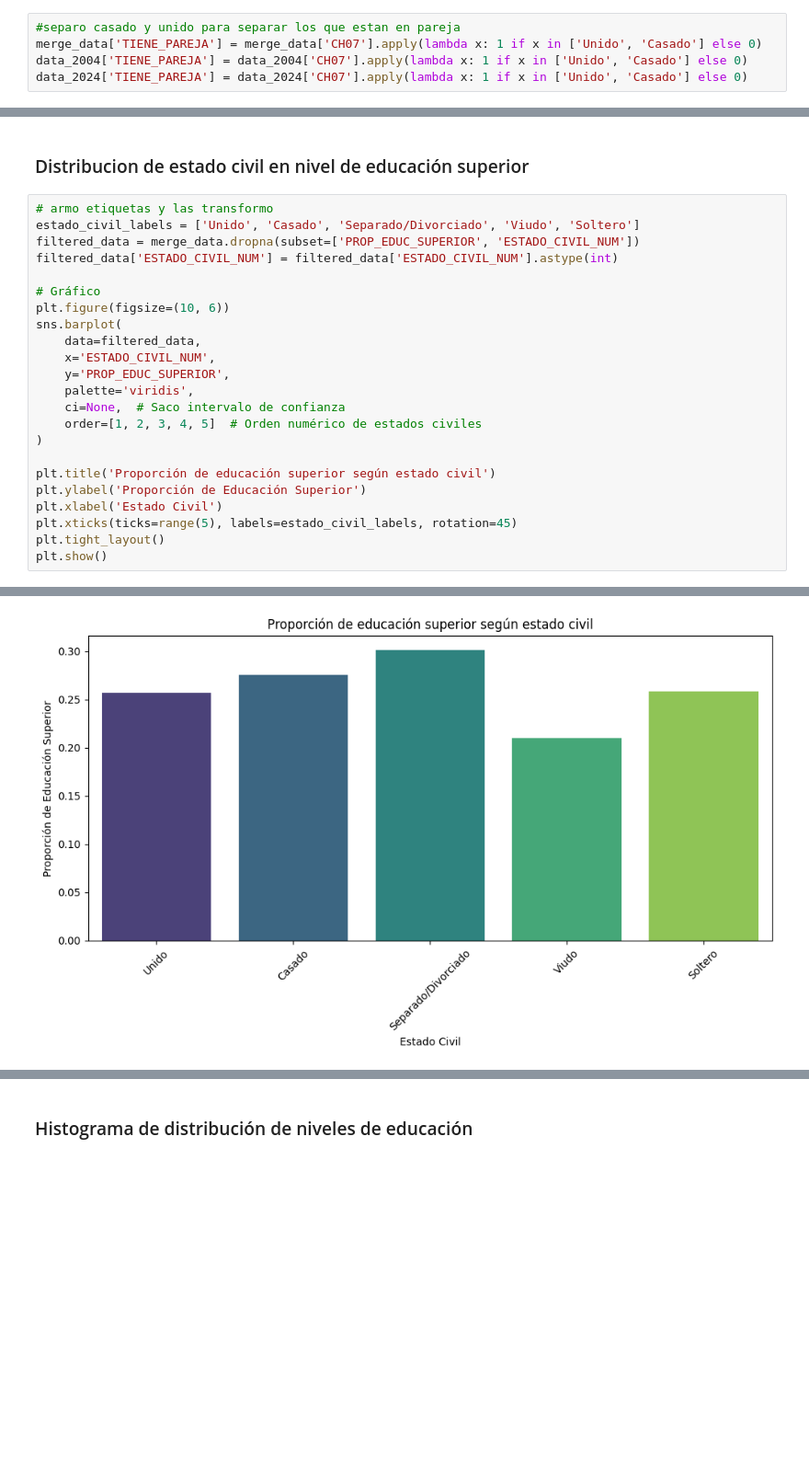
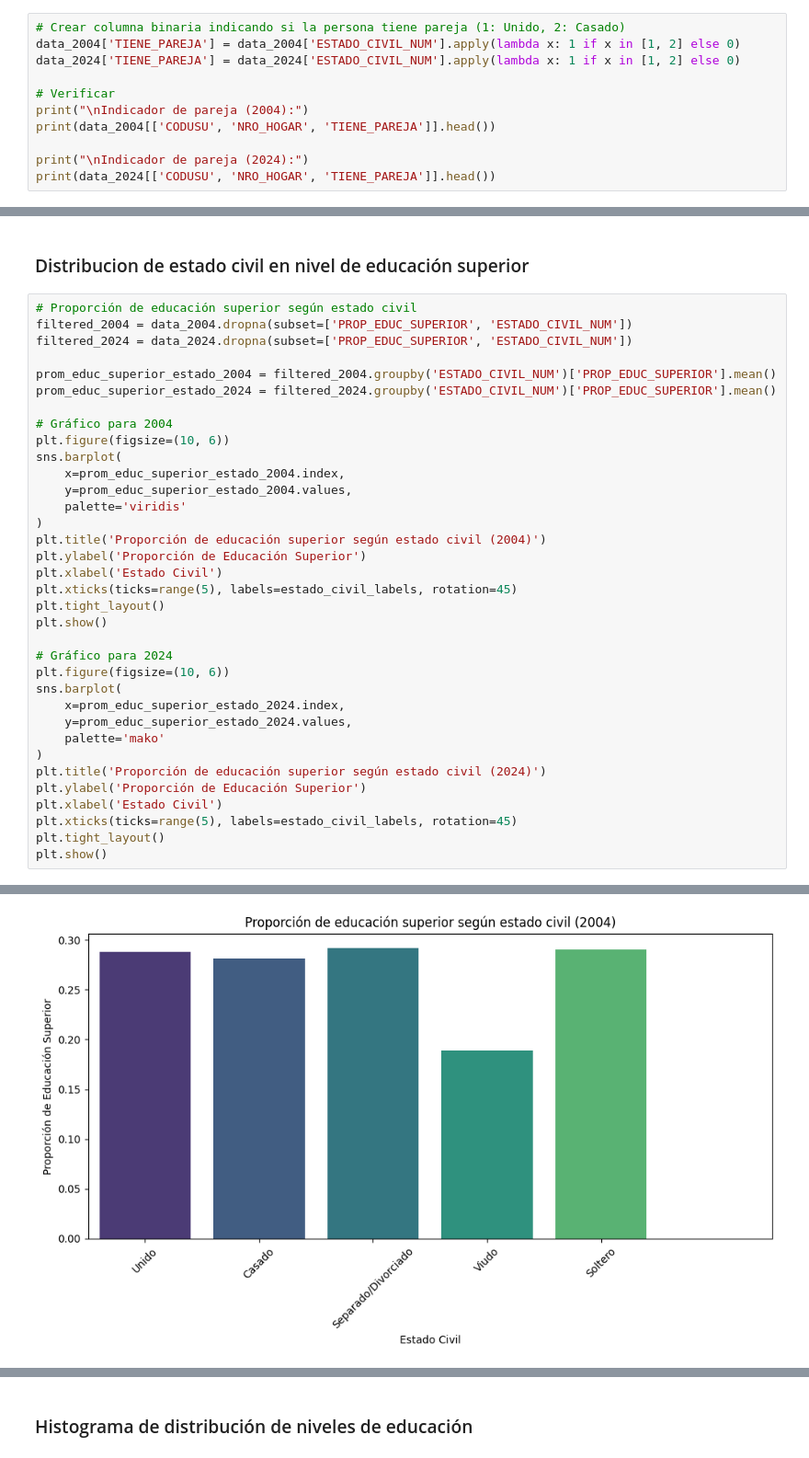
Before and after one commit to fstrejilevich/CC408-T2-5, a Jupyter notebook: TP4/TP4Cs.ipynb, the cells around one changed output, grey strips where cells are left out. Shown: that part at 92% size. Cells and saved outputs as stored; diff of their text form; blank space fills up the shorter version.

```diff
--- a/TP4/TP4Cs.ipynb
+++ b/TP4/TP4Cs.ipynb
@@ -501,8 +448,14 @@ data_2024['ESTADO_CIVIL_NUM'] = data_2024['CH07'].replace(estado_civil)
 ### Variable 5- Tiene pareja (Casado o Unido)
 # %% [markdown]
 ###### Pasa algo similar al anteiror pueden pensarse como una, pero pasarla a numerica permite ver muchos analisis en el punto 5
-# %%
-#separo casado y unido para separar los que estan en pareja
-merge_data['TIENE_PAREJA'] = merge_data['CH07'].apply(lambda x: 1 if x in ['Unido', 'Casado'] else 0)
-data_2004['TIENE_PAREJA'] = data_2004['CH07'].apply(lambda x: 1 if x in ['Unido', 'Casado'] else 0)
-data_2024['TIENE_PAREJA'] = data_2024['CH07'].apply(lambda x: 1 if x in ['Unido', 'Casado'] else 0)
+# %%
+# Crear columna binaria indicando si la persona tiene pareja (1: Unido, 2: Casado)
+data_2004['TIENE_PAREJA'] = data_2004['ESTADO_CIVIL_NUM'].apply(lambda x: 1 if x in [1, 2] else 0)
+data_2024['TIENE_PAREJA'] = data_2024['ESTADO_CIVIL_NUM'].apply(lambda x: 1 if x in [1, 2] else 0)
+
+# Verificar
+print("\nIndicador de pareja (2004):")
+print(data_2004[['CODUSU', 'NRO_HOGAR', 'TIENE_PAREJA']].head())
+
+print("\nIndicador de pareja (2024):")
+print(data_2024[['CODUSU', 'NRO_HOGAR', 'TIENE_PAREJA']].head())
@@ -604,26 +630,38 @@ Passing `palette` without assigning `hue` is deprecated and will be removed in v
 # %% [markdown]
 ### Distribucion de estado civil en nivel de educación superior
 # %%
-# armo etiquetas y las transformo
-estado_civil_labels = ['Unido', 'Casado', 'Separado/Divorciado', 'Viudo', 'Soltero']
-filtered_data = merge_data.dropna(subset=['PROP_EDUC_SUPERIOR', 'ESTADO_CIVIL_NUM'])
-filtered_data['ESTADO_CIVIL_NUM'] = filtered_data['ESTADO_CIVIL_NUM'].astype(int)
+# Proporción de educación superior según estado civil
+filtered_2004 = data_2004.dropna(subset=['PROP_EDUC_SUPERIOR', 'ESTADO_CIVIL_NUM'])
+filtered_2024 = data_2024.dropna(subset=['PROP_EDUC_SUPERIOR', 'ESTADO_CIVIL_NUM'])
 
-# Gráfico
+prom_educ_superior_estado_2004 = filtered_2004.groupby('ESTADO_CIVIL_NUM')['PROP_EDUC_SUPERIOR'].mean()
+prom_educ_superior_estado_2024 = filtered_2024.groupby('ESTADO_CIVIL_NUM')['PROP_EDUC_SUPERIOR'].mean()
+
+# Gráfico para 2004
 plt.figure(figsize=(10, 6))
 sns.barplot(
-    data=filtered_data,
-    x='ESTADO_CIVIL_NUM',
-    y='PROP_EDUC_SUPERIOR',
-    palette='viridis',
-    ci=None,  # Saco intervalo de confianza
-    order=[1, 2, 3, 4, 5]  # Orden numérico de estados civiles
+    x=prom_educ_superior_estado_2004.index,
+    y=prom_educ_superior_estado_2004.values,
+    palette='viridis'
 )
-
-plt.title('Proporción de educación superior según estado civil')
+plt.title('Proporción de educación superior según estado civil (2004)')
 plt.ylabel('Proporción de Educación Superior')
 plt.xlabel('Estado Civil')
 plt.xticks(ticks=range(5), labels=estado_civil_labels, rotation=45)
 plt.tight_layout()
 plt.show()
+
+# Gráfico para 2024
+plt.figure(figsize=(10, 6))
+sns.barplot(
+    x=prom_educ_superior_estado_2024.index,
+    y=prom_educ_superior_estado_2024.values,
+    palette='mako'
+)
+plt.title('Proporción de educación superior según estado civil (2024)')
+plt.ylabel('Proporción de Educación Superior')
+plt.xlabel('Estado Civil')
+plt.xticks(ticks=range(5), labels=estado_civil_labels, rotation=45)
+plt.tight_layout()
+plt.show()
 # %% [output]
@@ -640,4 +668,4 @@ The `ci` parameter is deprecated. Use `errorbar=None` for the same effect.
 Passing `palette` without assigning `hue` is deprecated and will be removed in v0.14.0. Assign the `x` variable to `hue` and set `legend=False` for the same effect.
 
   sns.barplot(
-[figure, old version]
+[figure, new version]
```
Also changed, not shown: parts of 59 cells of this notebook.
